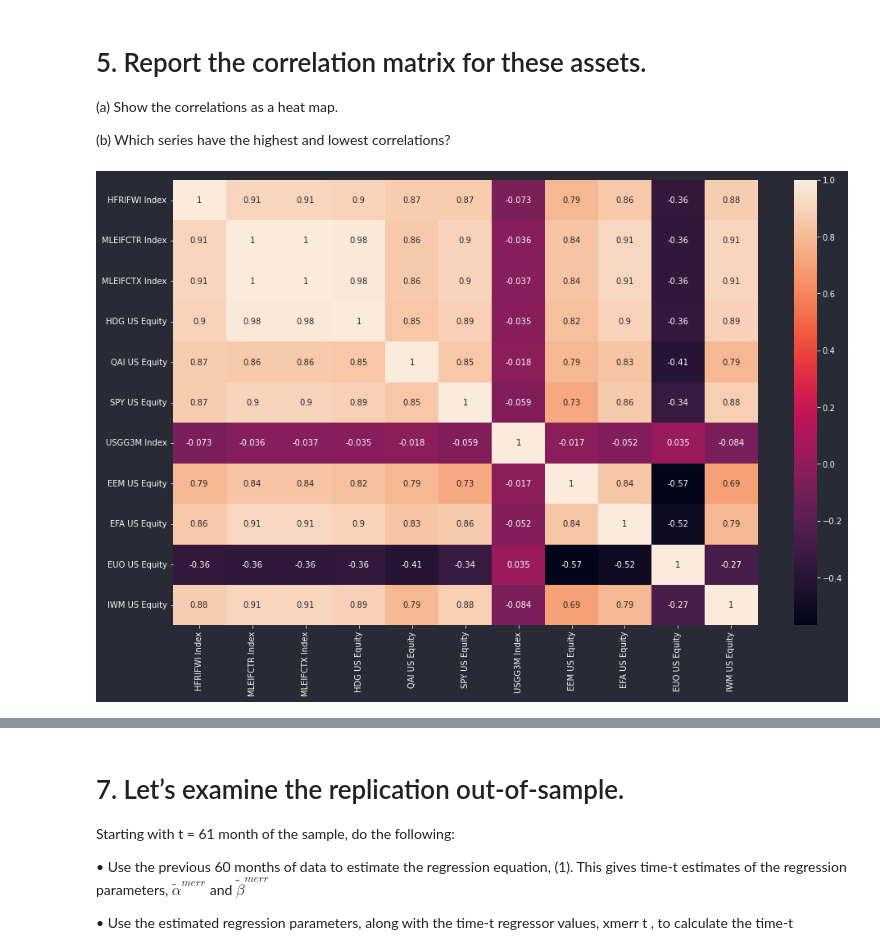
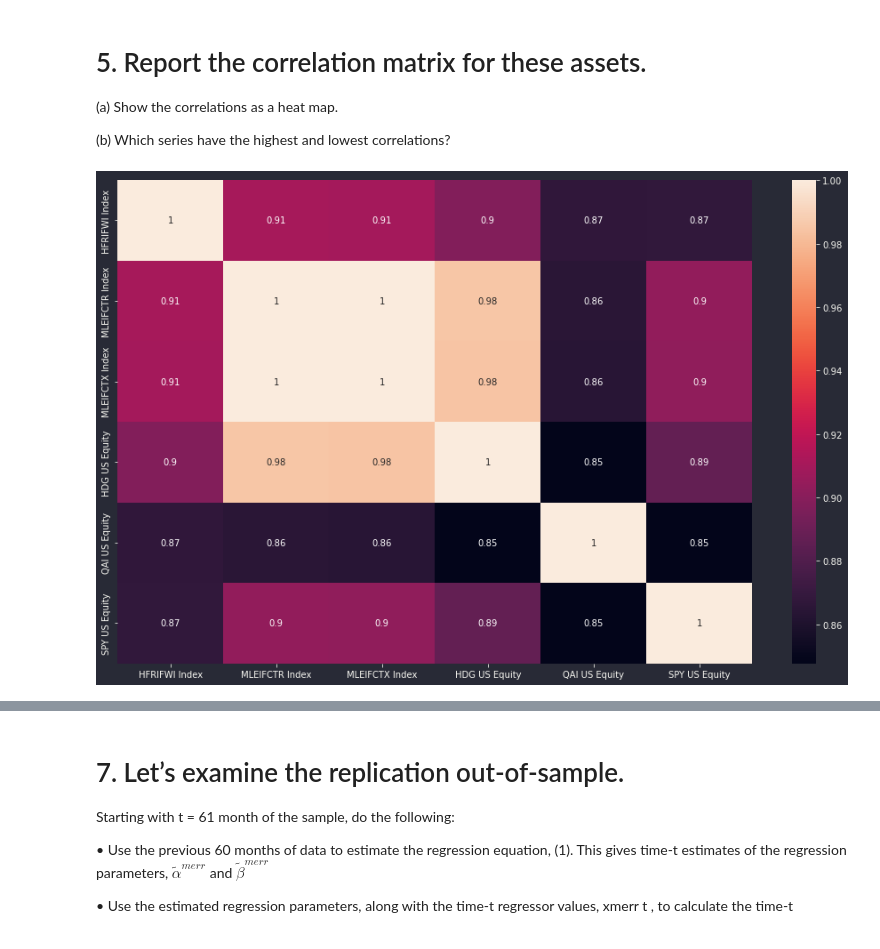
Before and after one commit to philipwlee/portrisk, a Jupyter notebook: hw2/hw2.ipynb, the cells around one changed output, grey strips where cells are left out. Drawn from its saved outputs; the diff is of its cells as text; code cells hidden in the pictures.

```diff
--- a/hw2/hw2.ipynb
+++ b/hw2/hw2.ipynb
@@ -181,15 +228,15 @@ Discuss the previous statistics, and what they tell us about...
 
 (b) Which series have the highest and lowest correlations?
 # %%
-merged = pd.concat([hf, mer], axis=1)
+merged = pd.concat([hf, mer["SPY US Equity"]], axis=1)
 mcor = merged.corr()
 
 mcor_ranked = mcor.unstack().sort_values(ascending=False)[mcor.shape[0]:]
 
 sns.heatmap(mcor, annot=True)
 plt.show()
 # %% [output]
-[figure, old version]
+[figure, new version]
 # %% [markdown]
 # 6. Replicate HFRI with the six factors listed on the “merrill factors” tab. Include a constant, and run the unrestricted regression,
 
```
Also changed, not shown: parts of 9 cells of this notebook.
